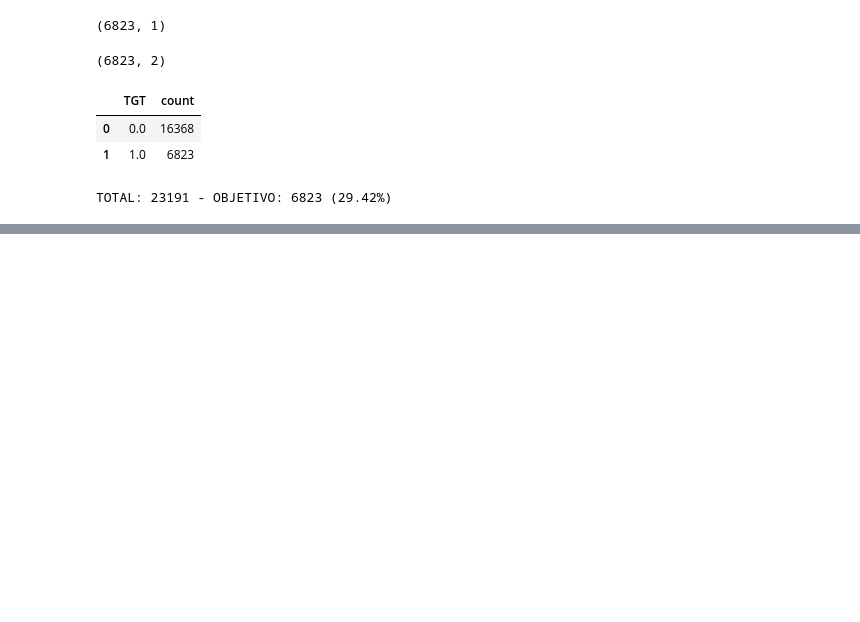
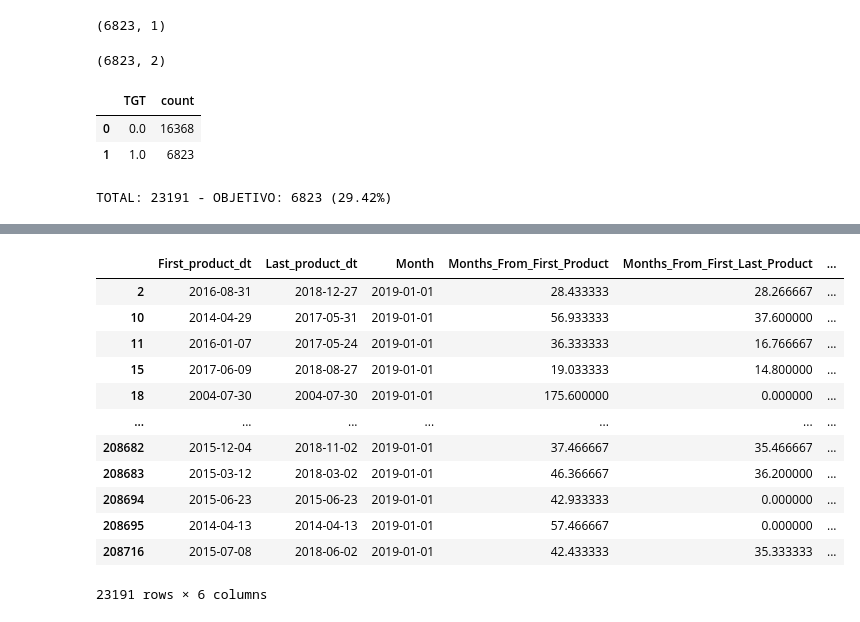
Before and after one commit to comejia/utn-ml-cross-selling, a Jupyter notebook: tp-machine-learning.ipynb, the cells around one changed output, grey strips where cells are left out. Saved outputs shown, nothing was run; the diff lists cells and outputs as text; code cells hidden in the pictures; blank space fills up the shorter version.

Commit message:
Preprocesamiento y Transformacion

```diff
--- a/tp-machine-learning.ipynb
+++ b/tp-machine-learning.ipynb
@@ -179,0 +329,9 @@ TOTAL: 23191 - OBJETIVO: 6823 (29.42%)
+# %%
+# Transformacion de fechas
+
+# Primero paso fechas de tipo object a fechas de tipo datetime para poder operar
+identity_features['First_product_dt'] = pd.to_datetime(identity_features['First_product_dt'])
+identity_features['Last_product_dt'] = pd.to_datetime(identity_features['Last_product_dt'])
+identity_features['Month'] = pd.to_datetime(identity_features['Month'])
+
+identity_features[['Month']].dtypes
@@ -179,0 +341,3 @@ TOTAL: 23191 - OBJETIVO: 6823 (29.42%)
+# %%
+identity_features['Months_From_First_Product'] = (identity_features['Month'] - identity_features['First_product_dt']).dt.days / 30
+identity_features['Months_From_First_Product'].value_counts().reset_index()
@@ -179,0 +358,3 @@ TOTAL: 23191 - OBJETIVO: 6823 (29.42%)
+# %%
+identity_features['Months_From_First_Last_Product'] = (identity_features['Last_product_dt'] - identity_features['First_product_dt']).dt.days / 30
+identity_features['Months_From_First_Last_Product'].value_counts().reset_index()
@@ -179,0 +375,3 @@ TOTAL: 23191 - OBJETIVO: 6823 (29.42%)
+# %%
+identity_features['Months_From_Last_Product'] = (identity_features['Month'] - identity_features['Last_product_dt']).dt.days / 30
+identity_features['Months_From_Last_Product'].value_counts().reset_index()
@@ -179,0 +392,16 @@ TOTAL: 23191 - OBJETIVO: 6823 (29.42%)
+# %%
+identity_features[['First_product_dt', 'Last_product_dt', 'Month', 'Months_From_First_Product', 'Months_From_First_Last_Product', 'Months_From_Last_Product']]
+# %% [output]
+|  | First_product_dt | Last_product_dt | Month | Months_From_First_Product | Months_From_First_Last_Product | ... |
+| 2 | 2016-08-31 | 2018-12-27 | 2019-01-01 | 28.433333 | 28.266667 | ... |
+| 10 | 2014-04-29 | 2017-05-31 | 2019-01-01 | 56.933333 | 37.600000 | ... |
+| 11 | 2016-01-07 | 2017-05-24 | 2019-01-01 | 36.333333 | 16.766667 | ... |
+| 15 | 2017-06-09 | 2018-08-27 | 2019-01-01 | 19.033333 | 14.800000 | ... |
+| 18 | 2004-07-30 | 2004-07-30 | 2019-01-01 | 175.600000 | 0.000000 | ... |
+| ... | ... | ... | ... | ... | ... | ... |
+| 208682 | 2015-12-04 | 2018-11-02 | 2019-01-01 | 37.466667 | 35.466667 | ... |
+| 208683 | 2015-03-12 | 2018-03-02 | 2019-01-01 | 46.366667 | 36.200000 | ... |
+| 208694 | 2015-06-23 | 2015-06-23 | 2019-01-01 | 42.933333 | 0.000000 | ... |
+| 208695 | 2014-04-13 | 2014-04-13 | 2019-01-01 | 57.466667 | 0.000000 | ... |
+| 208716 | 2015-07-08 | 2018-06-02 | 2019-01-01 | 42.433333 | 35.333333 | ... |
+23191 rows × 6 columns
```
Also changed, not shown: parts of 43 cells of this notebook.
